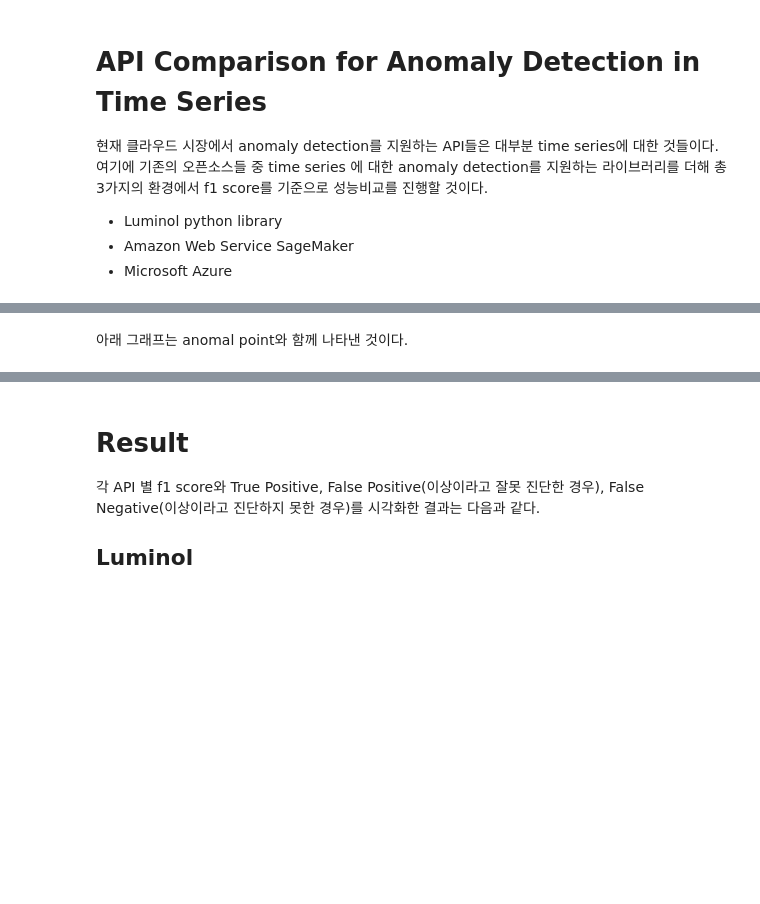
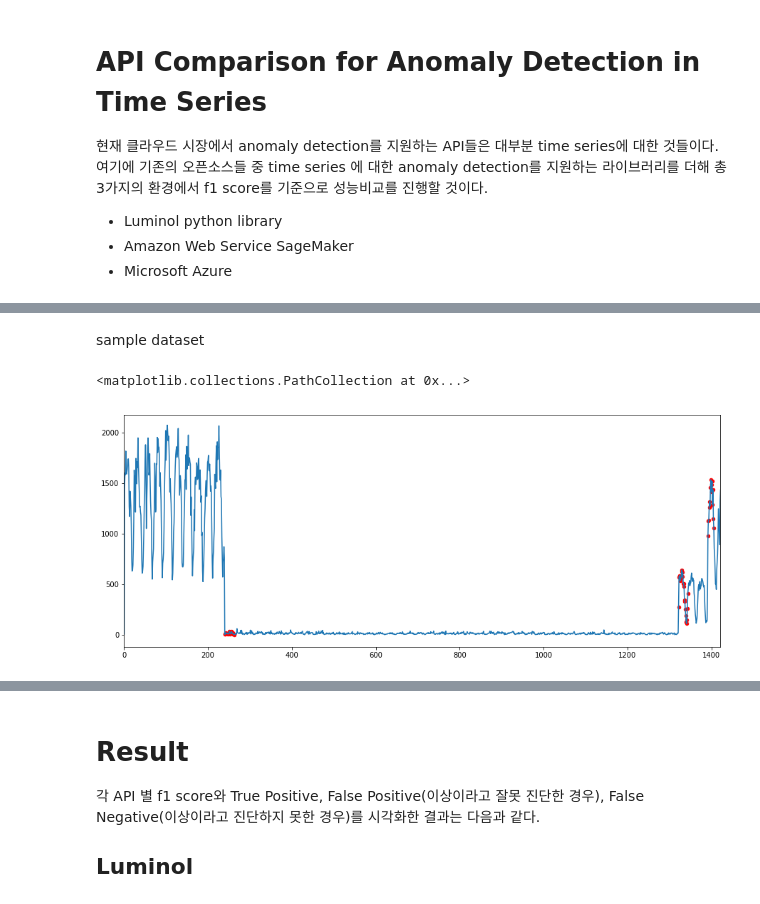
Before and after one commit to luvforsamoyed/AI-API-optimizer, a Jupyter notebook: overall_guide.ipynb, the cells around one changed output, grey strips where cells are left out. Drawn from its saved outputs; the diff is of its cells as text; code cells hidden in the pictures; blank space fills up the shorter version.

Commit message:
new datasets + utils_.inference_

```diff
--- a/overall_guide.ipynb
+++ b/overall_guide.ipynb
@@ -127,2 +18,0 @@ ts = utils_.gen_time_idx(dtype = 'timestamp')
-# %% [markdown]
-아래 그래프는 anomal point와 함께 나타낸 것이다.
@@ -136,0 +19,14 @@ ts = utils_.gen_time_idx(dtype = 'timestamp')
+# %% [markdown]
+sample dataset
+# %%
+A1_ = pd.read_csv('../anomaly_detection/dataset/' + utils_.data_sel('A1','7'))
+A2_ = pd.read_csv('../anomaly_detection/dataset/' + utils_.data_sel('A2','7'))
+A3_ = pd.read_csv('../anomaly_detection/dataset/' + utils_.data_sel('A3','7'))
+A4_ = pd.read_csv('../anomaly_detection/dataset/' + utils_.data_sel('A4','7'))
+# %%
+A1_['value'].plot(figsize=((15,6)))
+ano_a1 = A1_[A1_['is_anomaly'] == 1]
+plt.scatter(x=ano_a1.index, y=ano_a1['value'], c='red', s=20)
+# %% [output]
+<matplotlib.collections.PathCollection at 0x...>
+[figure, added]
```
Also changed, not shown: parts of 34 cells of this notebook, 3 other files.
